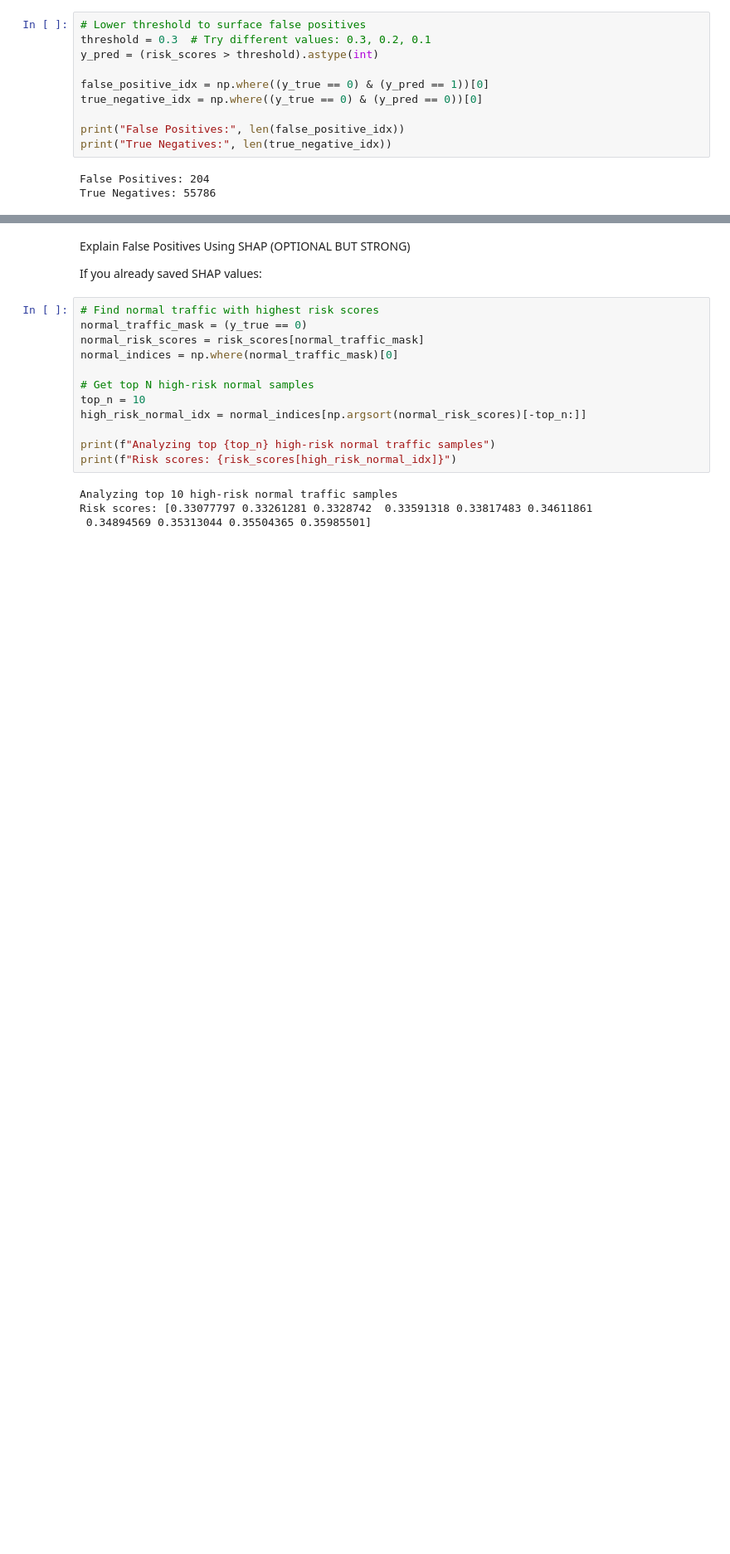
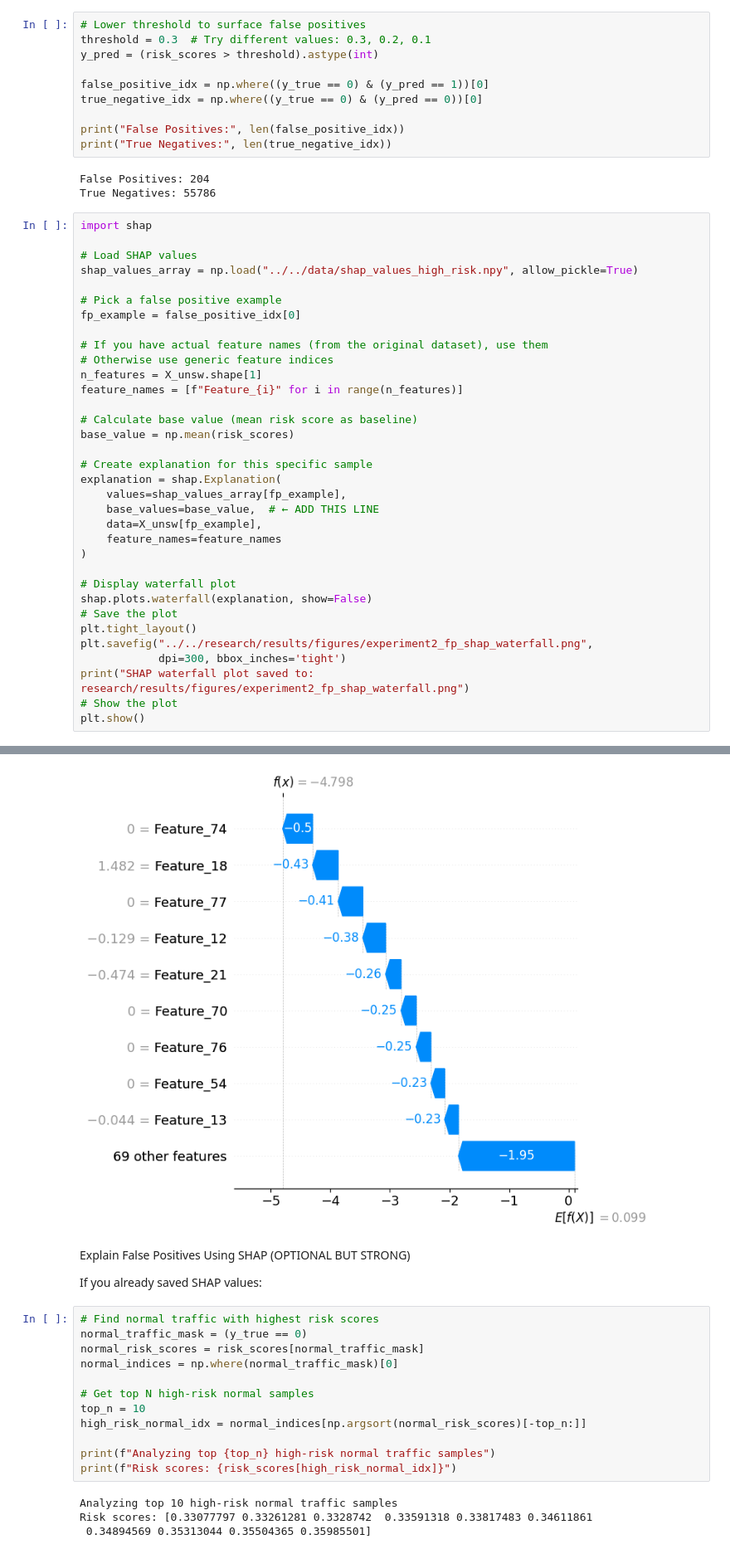
Before and after one commit to NITHINKR06/DriftGuard, a Jupyter notebook: research/experiments/exp2_false_positive_analysis.ipynb, the cells around one changed output, grey strips where cells are left out. Shown at 83% size. Drawn from its saved outputs; the diff is of its cells as text; blank space fills up the shorter version.

Commit message:
feat: Add experiment 2 and 3 notebooks for false positive and dataset shift analysis, including generated results and a plot saving utility.

```diff
--- a/research/experiments/exp2_false_positive_analysis.ipynb
+++ b/research/experiments/exp2_false_positive_analysis.ipynb
@@ -122,3 +107,38 @@ print("True Negatives:", len(true_negative_idx))
 # %% [output]
 False Positives: 204
 True Negatives: 55786
+# %%
+import shap
+
+# Load SHAP values
+shap_values_array = np.load("../../data/shap_values_high_risk.npy", allow_pickle=True)
+
+# Pick a false positive example
+fp_example = false_positive_idx[0]
+
+# If you have actual feature names (from the original dataset), use them
+# Otherwise use generic feature indices
+n_features = X_unsw.shape[1]
+feature_names = [f"Feature_{i}" for i in range(n_features)]
+
+# Calculate base value (mean risk score as baseline)
+base_value = np.mean(risk_scores)
+
+# Create explanation for this specific sample
+explanation = shap.Explanation(
+    values=shap_values_array[fp_example],
+    base_values=base_value,  # ← ADD THIS LINE
+    data=X_unsw[fp_example],
+    feature_names=feature_names
+)
+
+# Display waterfall plot
+shap.plots.waterfall(explanation, show=False)
+# Save the plot
+plt.tight_layout()
+plt.savefig("../../research/results/figures/experiment2_fp_shap_waterfall.png",
+            dpi=300, bbox_inches='tight')
+print("SHAP waterfall plot saved to: research/results/figures/experiment2_fp_shap_waterfall.png")
+# Show the plot
+plt.show()
+# %% [output]
@@ -125,3 +146,4 @@ True Negatives: 55786
+[figure, added]
 # %% [markdown]
 Explain False Positives Using SHAP (OPTIONAL BUT STRONG)
 
```
Also changed, not shown: parts of 2 cells of this notebook, 14 other files.
